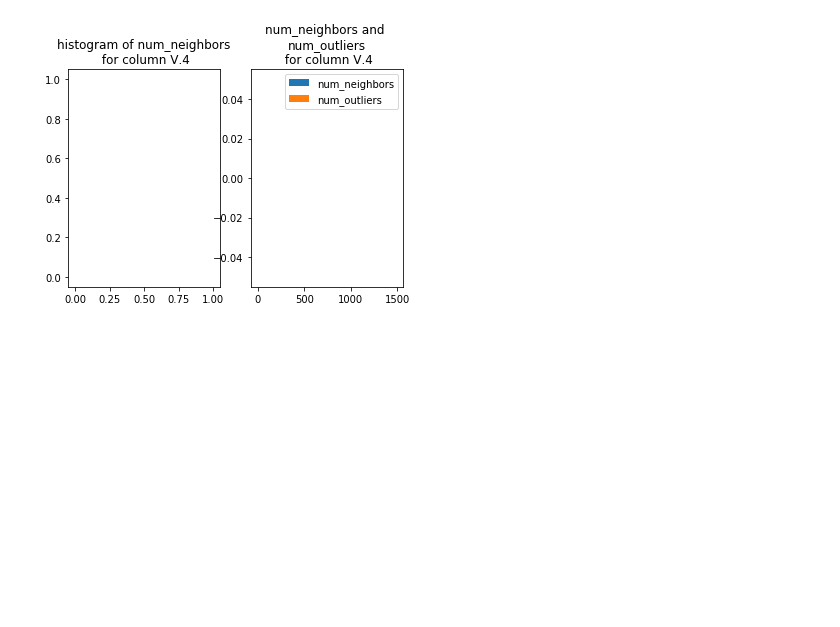
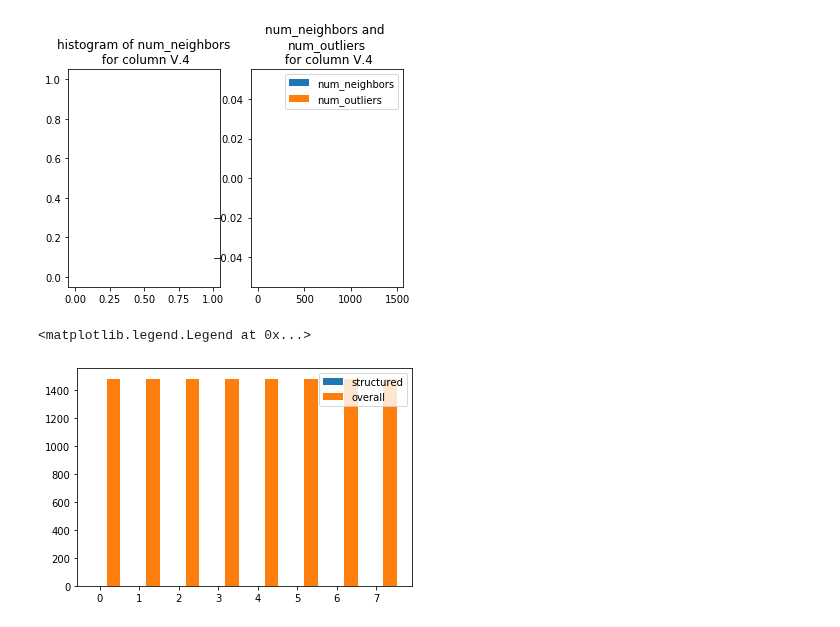
Before and after one commit to sis-ethz/Profiler-Public, a Jupyter notebook: tutorials/Experiment_OD_size-of-neighborhood.ipynb, the cells around one changed output. Saved outputs shown, nothing was run; the diff lists cells and outputs as text; code cells hidden in the pictures; blank space fills up the shorter version.

Commit message:
add structure info

```diff
--- a/tutorials/Experiment_OD_size-of-neighborhood.ipynb
+++ b/tutorials/Experiment_OD_size-of-neighborhood.ipynb
@@ -238,3 +238,14 @@ for right in self.structured_info:
 [figure]
 [figure]
 [figure]
+# %%
+fig, ax = plt.subplots()
+width = 0.35
+rects1 = ax.bar(np.arange(len(self.structured_info)),
+                [self.structured_info[right]['avg_neighbors'] for right in self.structured_info], width)
+rects2 = ax.bar(np.arange(len(self.structured_info))+width,
+                [self.overall_info[right]['avg_neighbors'] for right in self.structured_info], width)
+ax.legend((rects1[0], rects2[0]),['structured', 'overall'])
+# %% [output]
+<matplotlib.legend.Legend at 0x...>
+[figure, added]
```
